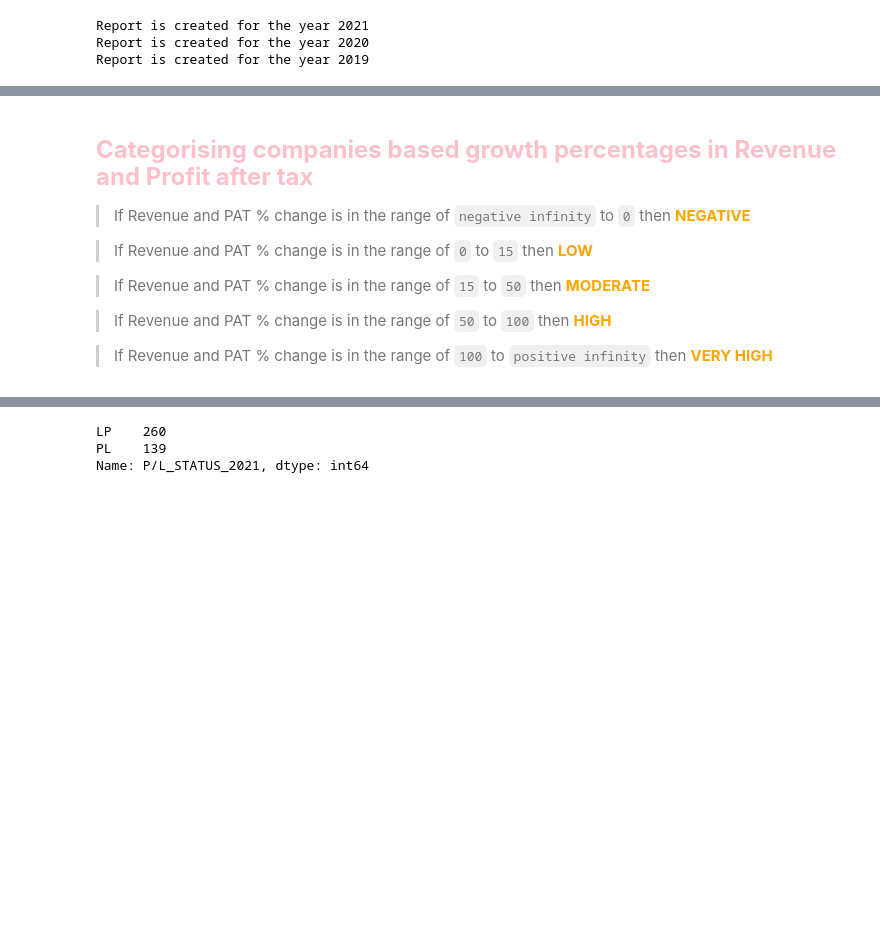
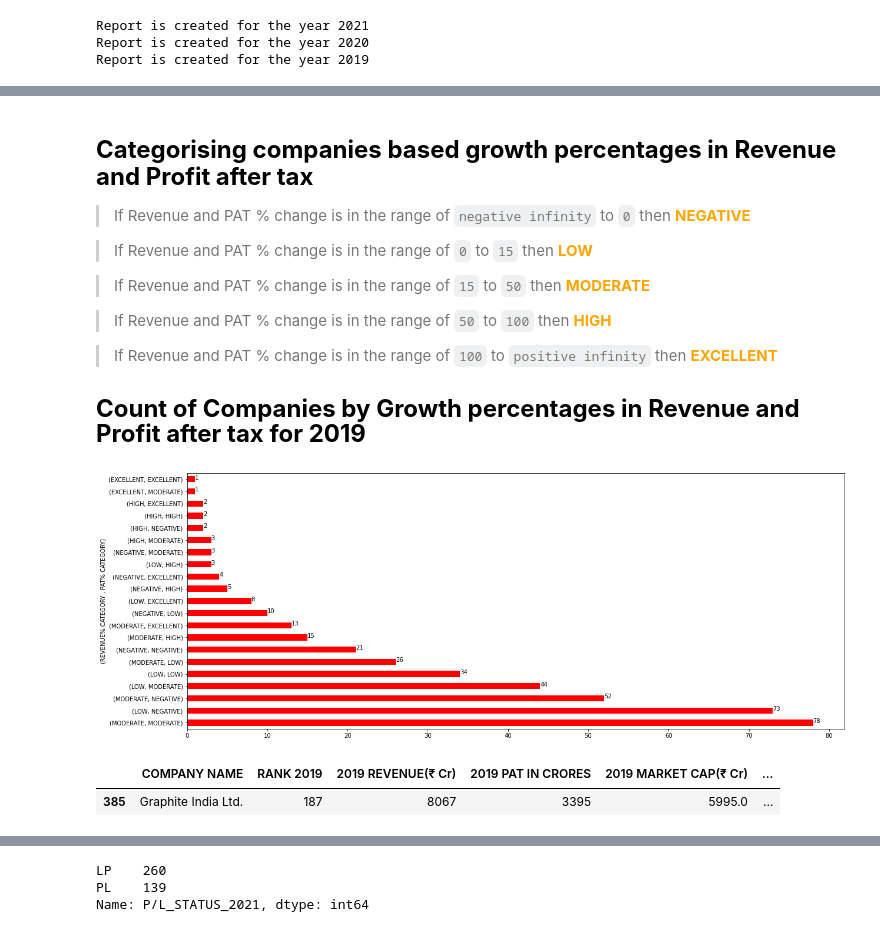
Before and after one commit to Lester-723/Data-Analytics-Projects-, a Jupyter notebook: economic_times_project.ipynb, the cells around one changed output, grey strips where cells are left out. Saved outputs shown, nothing was run; the diff lists cells and outputs as text; code cells hidden in the pictures; blank space fills up the shorter version.

```diff
--- a/economic_times_project.ipynb
+++ b/economic_times_project.ipynb
@@ -329,7 +329,7 @@ reports["ET_REPORT_2021"].head(5)
 | 3 | 4 | Oil And Natural Gas Corporation Ltd. | 315262 | 21343 | 191776.0 | ... |
 | 4 | 5 | Rajesh Exports Ltd. | 258315 | 845 | 20169.0 | ... |
 # %% [markdown]
-### <font size = "5" color = "Pink" face = "Times New Roman">**Categorising companies based growth percentages in Revenue and Profit after tax**</font>
+### <font size = "5"  face = "Times New Roman">**Categorising companies based growth percentages in Revenue and Profit after tax**</font>
 
 > If Revenue and PAT % change is in the range of `negative infinity` to `0` then <font color = "orange"><b>NEGATIVE</b></font>
 
@@ -339,7 +339,7 @@ reports["ET_REPORT_2021"].head(5)
 
 > If Revenue and PAT % change is in the range of `50` to `100` then <font color = "orange"><b>HIGH</b></font>
 
-> If Revenue and PAT % change is in the range of `100` to `positive infinity` then <font color = "orange"><b>VERY HIGH</b></font>
+> If Revenue and PAT % change is in the range of `100` to `positive infinity` then <font color = "orange"><b>EXCELLENT</b></font>
 # %%
 import math
 def pct_change_category():
@@ -350,3 +350,17 @@ def pct_change_category():
 
 
 pct_change_category()
+# %% [markdown]
+<font size = "5"  face = "Times New Roman">**Count of Companies by Growth percentages in Revenue and Profit after tax for 2019**</font>
+# %%
+pd.DataFrame(reports["ET_REPORT_2019"][["REVENUE% CATEGORY","PAT% CATEGORY"]]).value_counts().plot(kind = "barh", figsize = (20,8), color = "r")
+plt.ylabel("(REVENUE% CATEGORY , PAT% CATEGORY)")
+for i,v in enumerate(reports["ET_REPORT_2019"][["REVENUE% CATEGORY","PAT% CATEGORY"]].value_counts()):
+    plt.text(v,i,str(v))
+# %% [output]
+[figure, added]
+# %%
+reports["ET_REPORT_2019"][(reports["ET_REPORT_2019"]["REVENUE% CATEGORY"] == "EXCELLENT") & (reports["ET_REPORT_2019"]["PAT% CATEGORY"] == "EXCELLENT")]
+# %% [output]
+|  | COMPANY NAME | RANK 2019 | 2019 REVENUE(₹ Cr) | 2019 PAT IN CRORES | 2019 MARKET CAP(₹ Cr) | ... |
+| 385 | Graphite India Ltd. | 187 | 8067 | 3395 | 5995.0 | ... |
```
Also changed, not shown: parts of 35 cells of this notebook.
